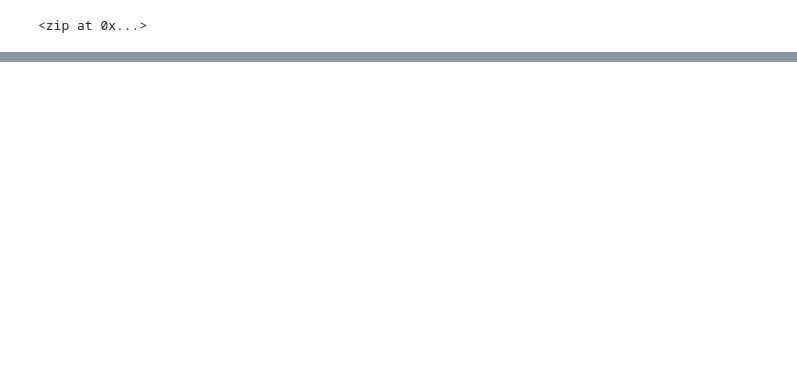
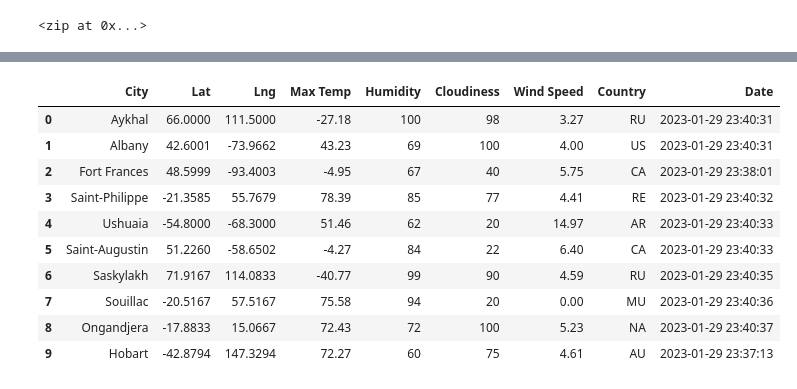
Before and after one commit to rporro29/World_Weather_Analysis, a Jupyter notebook: WeatherPy.ipynb, the cells around one changed output, grey strips where cells are left out. Saved outputs shown, nothing was run; the diff lists cells and outputs as text; code cells hidden in the pictures; blank space fills up the shorter version.

```diff
--- a/WeatherPy.ipynb
+++ b/WeatherPy.ipynb
@@ -4,6 +4,17 @@ import pandas as pd
 import matplotlib.pyplot as plt
 import numpy as np
 from citipy import citipy
+
+# Import the time library and the datetime module from the datetime library
+import time
+from datetime import datetime
+
+# Import the requests library.
+import requests
+
+# Import the API key.
+from config import weather_api_key
+url = "http://api.openweathermap.org/data/2.5/weather?units=Imperial&APPID=" + weather_api_key
 # %%
 # Create a set of random latitude and longitude combinations.
 lats = np.random.uniform(low=-90.000, high=90.000, size=1500)
@@ -51,0 +158,17 @@ len(cities)
+# %%
+# Convert the array of dictionaries to a Pandas DataFrame.
+city_data_df = pd.DataFrame(city_data)
+
+city_data_df.head(10)
+# %% [output]
+|  | City | Lat | Lng | Max Temp | Humidity | Cloudiness | Wind Speed | Country | Date |
+| 0 | Aykhal | 66.0000 | 111.5000 | -27.18 | 100 | 98 | 3.27 | RU | 2023-01-29 23:40:31 |
+| 1 | Albany | 42.6001 | -73.9662 | 43.23 | 69 | 100 | 4.00 | US | 2023-01-29 23:40:31 |
+| 2 | Fort Frances | 48.5999 | -93.4003 | -4.95 | 67 | 40 | 5.75 | CA | 2023-01-29 23:38:01 |
+| 3 | Saint-Philippe | -21.3585 | 55.7679 | 78.39 | 85 | 77 | 4.41 | RE | 2023-01-29 23:40:32 |
+| 4 | Ushuaia | -54.8000 | -68.3000 | 51.46 | 62 | 20 | 14.97 | AR | 2023-01-29 23:40:33 |
+| 5 | Saint-Augustin | 51.2260 | -58.6502 | -4.27 | 84 | 22 | 6.40 | CA | 2023-01-29 23:40:33 |
+| 6 | Saskylakh | 71.9167 | 114.0833 | -40.77 | 99 | 90 | 4.59 | RU | 2023-01-29 23:40:35 |
+| 7 | Souillac | -20.5167 | 57.5167 | 75.58 | 94 | 20 | 0.00 | MU | 2023-01-29 23:40:36 |
+| 8 | Ongandjera | -17.8833 | 15.0667 | 72.43 | 72 | 100 | 5.23 | NA | 2023-01-29 23:40:37 |
+| 9 | Hobart | -42.8794 | 147.3294 | 72.27 | 60 | 75 | 4.61 | AU | 2023-01-29 23:37:13 |
```
Also changed, not shown: parts of 5 cells of this notebook, 4 other files.
